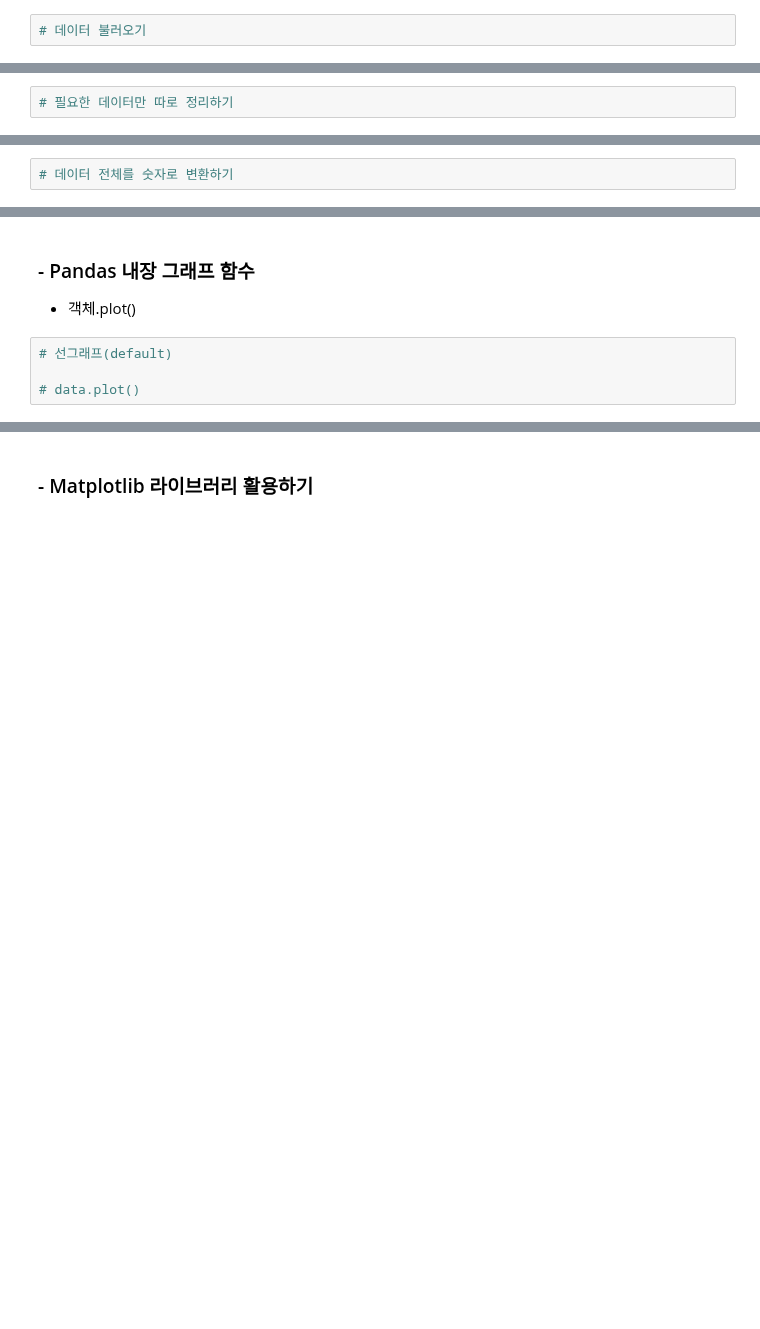
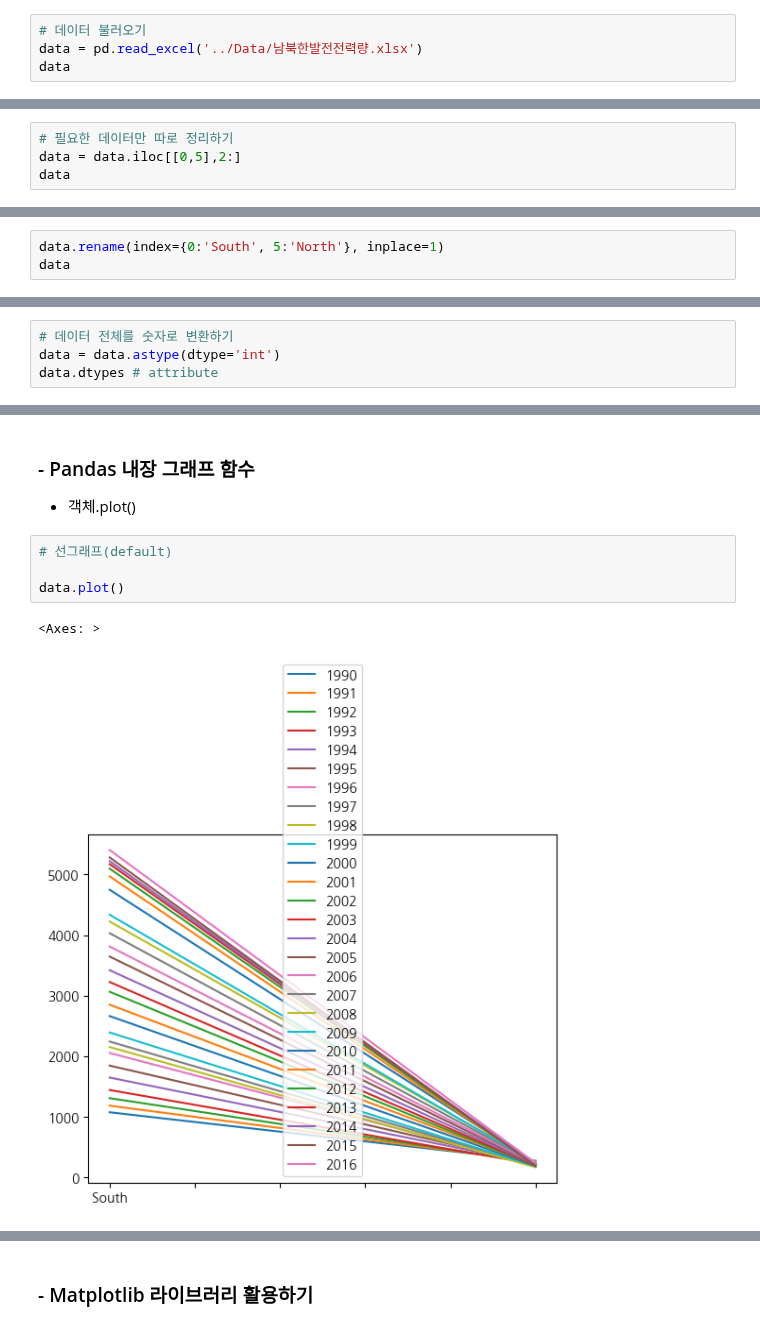
Before and after one commit to arkwith7/aSSIST_ML, a Jupyter notebook: Python1/강의노트_Jupyter notebook/6. EDA_시각화 작업 실습(1)_aSSIST.ipynb, the cells around one changed output, grey strips where cells are left out. Drawn from its saved outputs; the diff is of its cells as text; blank space fills up the shorter version.

```diff
--- a/Python1/강의노트_Jupyter notebook/6. EDA_시각화 작업 실습(1)_aSSIST.ipynb
+++ b/Python1/강의노트_Jupyter notebook/6. EDA_시각화 작업 실습(1)_aSSIST.ipynb
@@ -9,3 +9,5 @@ import numpy as np
 import pandas as pd
 # %%
 # 데이터 불러오기
+data = pd.read_excel('../Data/남북한발전전력량.xlsx')
+data
@@ -12,2 +26,4 @@ import pandas as pd
 # %%
 # 필요한 데이터만 따로 정리하기
+data = data.iloc[[0,5],2:]
+data
@@ -13,0 +35,3 @@ import pandas as pd
+# %%
+data.rename(index={0:'South', 5:'North'}, inplace=1)
+data
@@ -17,3 +72,5 @@ import pandas as pd
 # data['1991']
 # %%
 # 데이터 전체를 숫자로 변환하기
+data = data.astype(dtype='int')
+data.dtypes # attribute
@@ -31,6 +139,9 @@ import pandas as pd
 # %%
 # 선그래프(default)
 
-# data.plot()
+data.plot()
+# %% [output]
+<Axes: >
+[figure, added]
 # %%
 # 행과 열 전치 --> T
```
Also changed, not shown: parts of 27 cells of this notebook, 1 other file.
